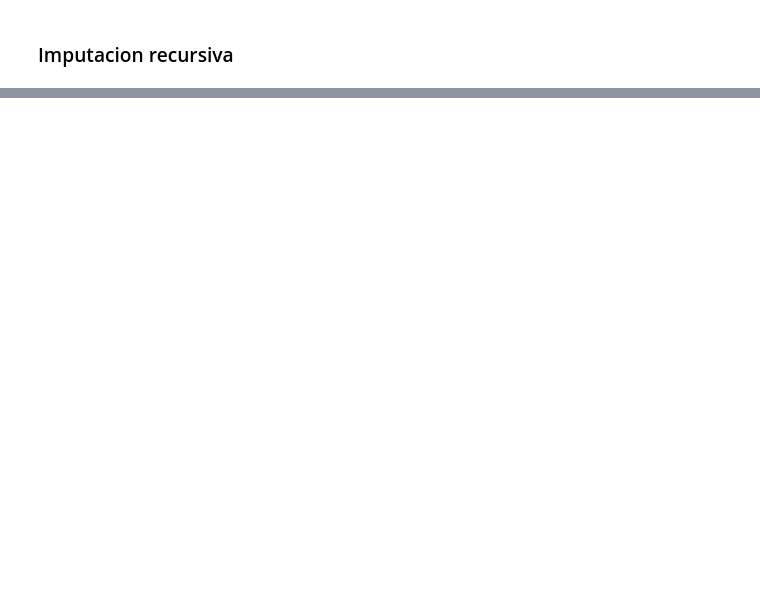
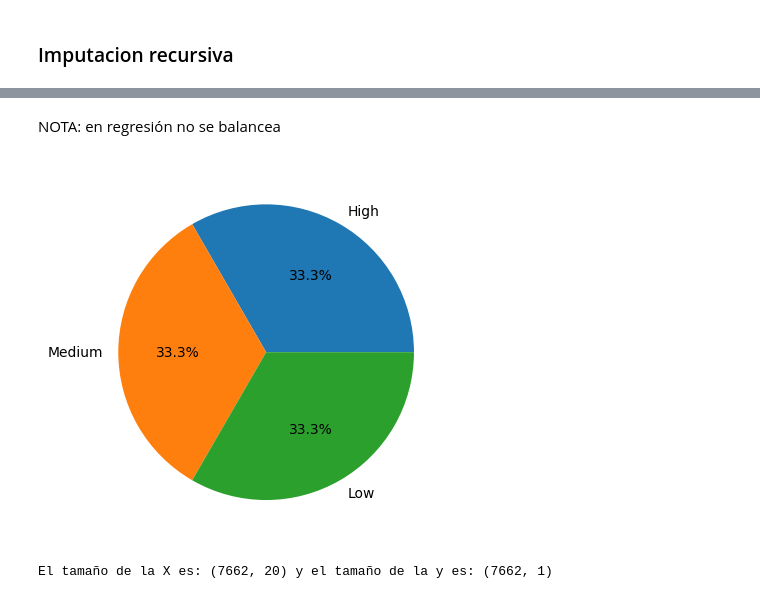
Before and after one commit to DavidBetancurRamirez/ComputacionCientifica, a Jupyter notebook: clasificacion/clase/caso_clasificacion.ipynb, the cells around one changed output, grey strips where cells are left out. Saved outputs shown, nothing was run; the diff lists cells and outputs as text; code cells hidden in the pictures; blank space fills up the shorter version.

Commit message:
Add modelos 1 y 2

```diff
--- a/clasificacion/clase/caso_clasificacion.ipynb
+++ b/clasificacion/clase/caso_clasificacion.ipynb
@@ -275,0 +258,11 @@ memory usage: 492.3 KB
+# %%
+# Imputación recursiva
+from sklearn.linear_model import LinearRegression
+from sklearn.experimental import enable_iterative_imputer
+recursive_imputer = sklearn.impute.IterativeImputer(estimator = LinearRegression(),
+                                                    initial_strategy = 'mean',
+                                                    max_iter = 10)
+data_recursive_df = pd.DataFrame(recursive_imputer.fit_transform(data_transformed).round(),
+                                 columns = data_transformed.columns,
+                                 index = data_transformed.index)
+data_recursive_df.info()
@@ -275,0 +287,4 @@ memory usage: 492.3 KB
+# %%
+data_imputed = data_recursive_df.copy()
+data_imputed[categorical_cols] = (categorical_transformer.named_transformers_.ordinalencoder.inverse_transform(X = data_recursive_df[categorical_cols]))
+data_imputed
@@ -275,0 +338,6 @@ memory usage: 492.3 KB
+# %%
+data_high = data_imputed[data_imputed['Addiction'] == 'High']
+data_medium = data_imputed[data_imputed['Addiction'] == 'Medium']
+data_low = data_imputed[data_imputed['Addiction'] == 'Low']
+
+print(f'El tamaño de la clase High es: {data_high.shape}\nEl tamaño de la clase Medium es: {data_medium.shape}\nEl tamaño de la clase Low es: {data_low.shape}')
@@ -275,0 +348,6 @@ memory usage: 492.3 KB
+# %%
+data_medium_re = data_medium.sample(data_high.shape[0], replace=True)
+data_low_re = data_low.sample(data_high.shape[0], replace=True)
+data_balanced = pd.concat([data_high, data_medium_re, data_low_re])
+data_balanced.reset_index(drop = True, inplace=True)
+data_balanced.info()
@@ -275,0 +372,13 @@ memory usage: 492.3 KB
+# %% [markdown]
+NOTA: en regresión no se balancea
+# %%
+plt.pie(x = data_balanced.Addiction.value_counts(), labels=data_balanced.Addiction.value_counts().index, autopct = '%0.1f%%')
+plt.show()
+# %% [output]
+[figure, added]
+# %%
+X = data_balanced.drop('Addiction', axis=1)
+y = data_balanced[['Addiction']]
+print(f'El tamaño de la X es: {X.shape} y el tamaño de la y es: {y.shape}')
+# %% [output]
+El tamaño de la X es: (7662, 20) y el tamaño de la y es: (7662, 1)
```
Also changed, not shown: parts of 38 cells of this notebook.
